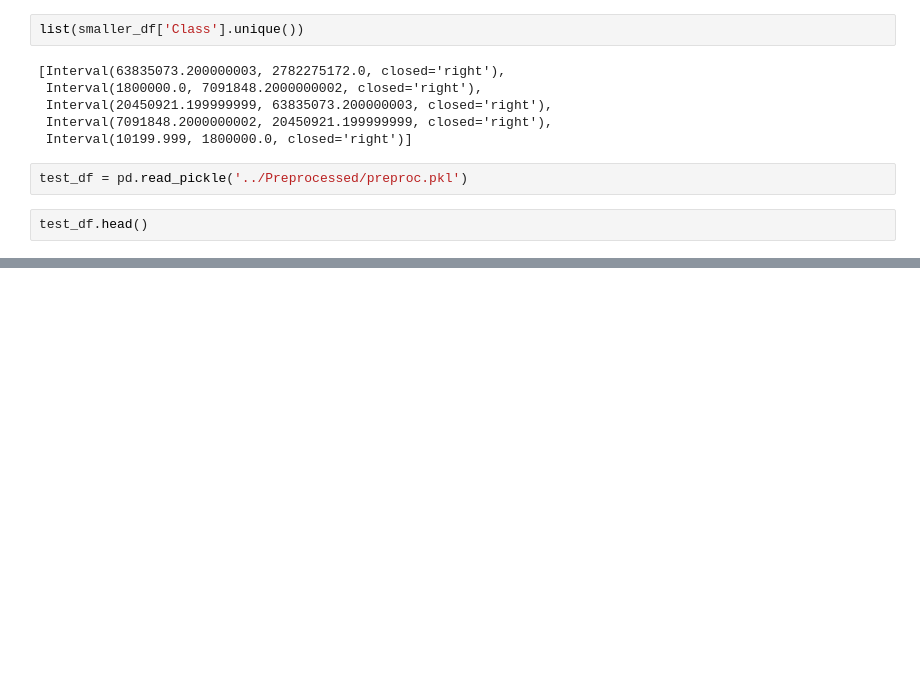
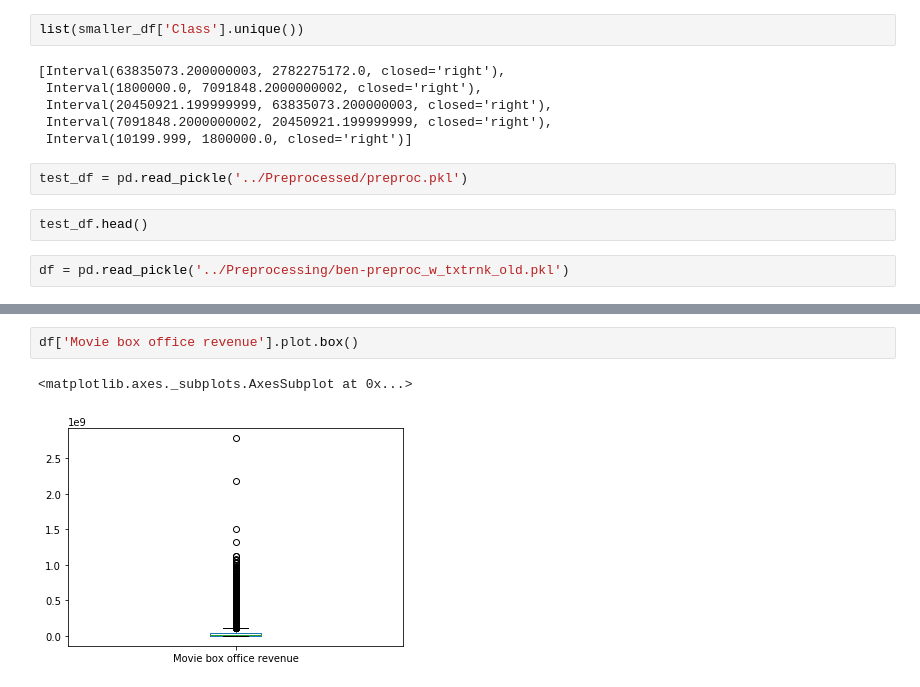
Before and after one commit to nick-merlino/MovieRevenuePrediction, a Jupyter notebook: Notebooks/Plot Summaries.ipynb, the cells around one changed output, grey strips where cells are left out. Cells and saved outputs as stored; diff of their text form; blank space fills up the shorter version.

```diff
--- a/Notebooks/Plot Summaries.ipynb
+++ b/Notebooks/Plot Summaries.ipynb
@@ -516,3 +598,5 @@ list(smaller_df['Class'].unique())
 test_df = pd.read_pickle('../Preprocessed/preproc.pkl')
 # %%
 test_df.head()
+# %%
+df = pd.read_pickle('../Preprocessing/ben-preproc_w_txtrnk_old.pkl')
@@ -518,0 +613,5 @@ test_df.head()
+# %%
+df['Movie box office revenue'].plot.box()
+# %% [output]
+<matplotlib.axes._subplots.AxesSubplot at 0x...>
+[figure, added]
```
Also changed, not shown: parts of 18 cells of this notebook, 6 other files.
